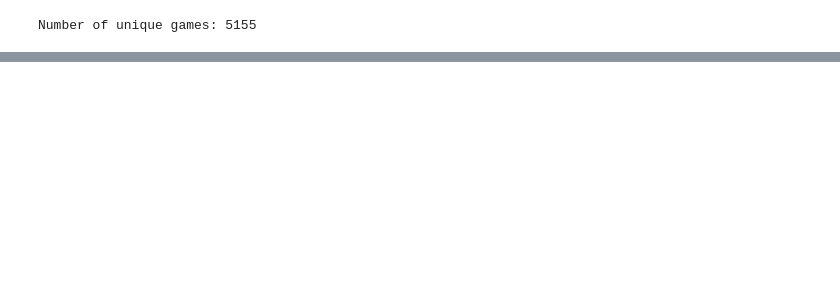
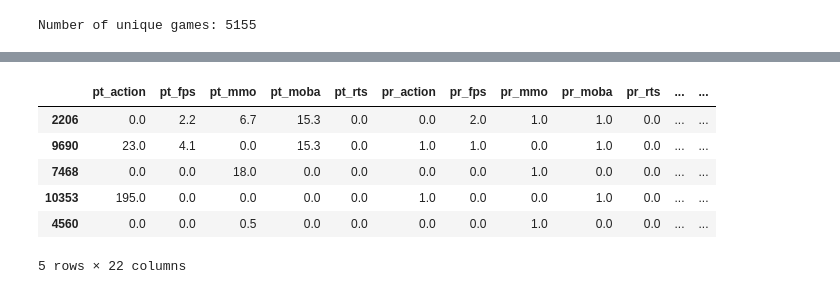
Before and after one commit to henryjcheng/nexon_game_recommendation, a Jupyter notebook: potential_player.ipynb, the cells around one changed output, grey strips where cells are left out. Saved outputs shown, nothing was run; the diff lists cells and outputs as text; code cells hidden in the pictures; blank space fills up the shorter version.

```diff
--- a/potential_player.ipynb
+++ b/potential_player.ipynb
@@ -169,0 +158,3 @@ theHunter
+# %%
+%%time
+df_features = utility.feature_generation(df_knn)
@@ -169,0 +171,8 @@ theHunter
+# %%
+# convert pandas dataframe to numpy for sklearn training spec
+df_label = df[['id', 'flg_NX']].drop_duplicates()\
+                               .reset_index(drop=True)\
+                               .rename(columns={'flg_NX':'label'})
+df_final = df_features.merge(df_label, on='id', how='inner')
+
+print(df_final['label'].value_counts())
@@ -169,0 +183,7 @@ theHunter
+# %%
+# here we see class imbalance, we will down sample this time to 500 samples
+seed = 316
+df_positive = df_final[df_final['label'] == 1]
+df_negative = df_final[df_final['label'] == 0].sample(frac=.05, random_state=seed)
+
+df_final_ds = pd.concat([df_negative, df_positive])
@@ -169,0 +194,6 @@ theHunter
+# %%
+y = df_final_ds.pop('label')\
+            .astype(int)\
+            .to_numpy()
+x = df_final_ds.drop('id', axis=1)\
+            .to_numpy()
@@ -169,0 +253,10 @@ theHunter
+# %%
+df_final_ds.head()
+# %% [output]
+|  | pt_action | pt_fps | pt_mmo | pt_moba | pt_rts | pr_action | pr_fps | pr_mmo | pr_moba | pr_rts | ... | ... |
+| 2206 | 0.0 | 2.2 | 6.7 | 15.3 | 0.0 | 0.0 | 2.0 | 1.0 | 1.0 | 0.0 | ... | ... |
+| 9690 | 23.0 | 4.1 | 0.0 | 15.3 | 0.0 | 1.0 | 1.0 | 0.0 | 1.0 | 0.0 | ... | ... |
+| 7468 | 0.0 | 0.0 | 18.0 | 0.0 | 0.0 | 0.0 | 0.0 | 1.0 | 0.0 | 0.0 | ... | ... |
+| 10353 | 195.0 | 0.0 | 0.0 | 0.0 | 0.0 | 1.0 | 0.0 | 0.0 | 1.0 | 0.0 | ... | ... |
+| 4560 | 0.0 | 0.0 | 0.5 | 0.0 | 0.0 | 0.0 | 0.0 | 1.0 | 0.0 | 0.0 | ... | ... |
+5 rows × 22 columns
```
Also changed, not shown: parts of 21 cells of this notebook, 1 other file.
